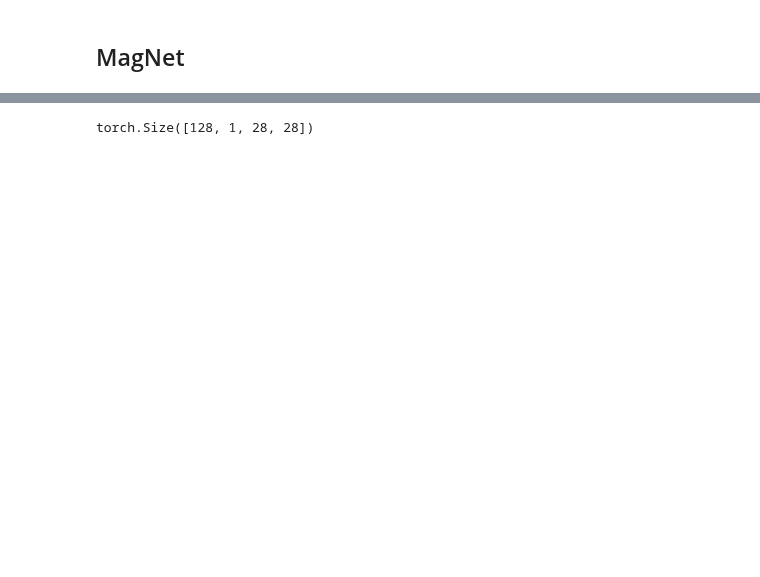
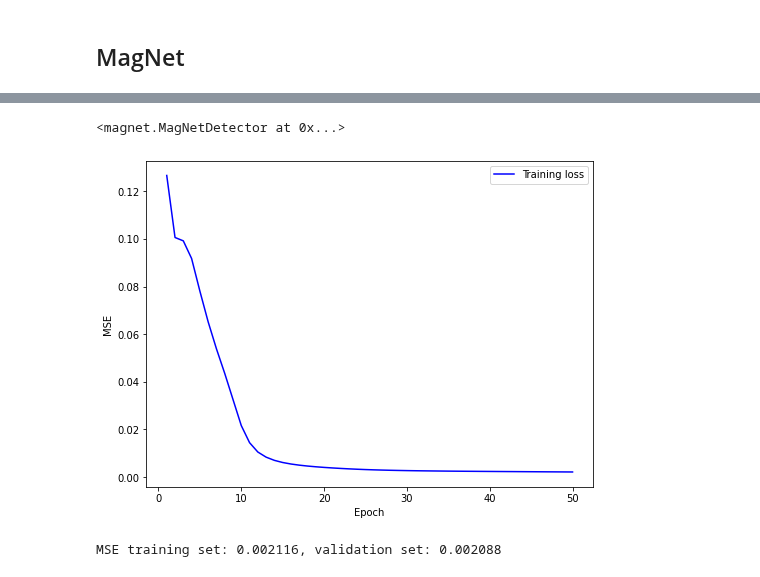
Before and after one commit to changx03/baard_exp2, a Jupyter notebook: demo_MagNet.ipynb, the cells around one changed output, grey strips where cells are left out. Saved outputs shown, nothing was run; the diff lists cells and outputs as text; code cells hidden in the pictures; blank space fills up the shorter version.

```diff
--- a/demo_MagNet.ipynb
+++ b/demo_MagNet.ipynb
@@ -414,10 +291,0 @@ class Autoencoder2(nn.Module):
-# %%
-# Testing outputs
-ae = Autoencoder2(in_channel=1).to(device)
-it = iter(dataloader_train)
-x, y = next(it)
-x = x.to(device)
-score = ae(x)
-score.size()
-# %% [output]
-torch.Size([128, 1, 28, 28])
@@ -423,0 +295,34 @@ torch.Size([128, 1, 28, 28])
+# %%
+autoencoder1 = Autoencoder1(n_channel=1)
+detector1 = MagNetDetector(
+    model=autoencoder1,
+    lr=0.001,
+    batch_size=256,
+    weight_decay=1e-09,
+    x_min=0.0,
+    x_max=1.0,
+    noise_strength=0.025,
+    p=2,
+    device=device)
+# %%
+detector1.fit(X_train, epochs=50, disable_progress_bar=False)
+# %% [output]
+<magnet.MagNetDetector at 0x...>
+# %%
+hitstory_loss = detector1.history_train_loss
+n = len(hitstory_loss)
+
+plt.figure(figsize=(8, 6))
+x = np.arange(1, n+1)
+plt.plot(x, hitstory_loss, c='blue', label='Training loss')
+plt.legend()
+plt.xlabel('Epoch')
+plt.ylabel('MSE')
+plt.show()
+# %% [output]
+[figure, added]
+# %%
+mse = detector1.score(X_val)
+print('MSE training set: {:.6f}, validation set: {:.6f}'.format(hitstory_loss[-1], mse))
+# %% [output]
+MSE training set: 0.002116, validation set: 0.002088
```
Also changed, not shown: parts of 24 cells of this notebook, 3 other files.
